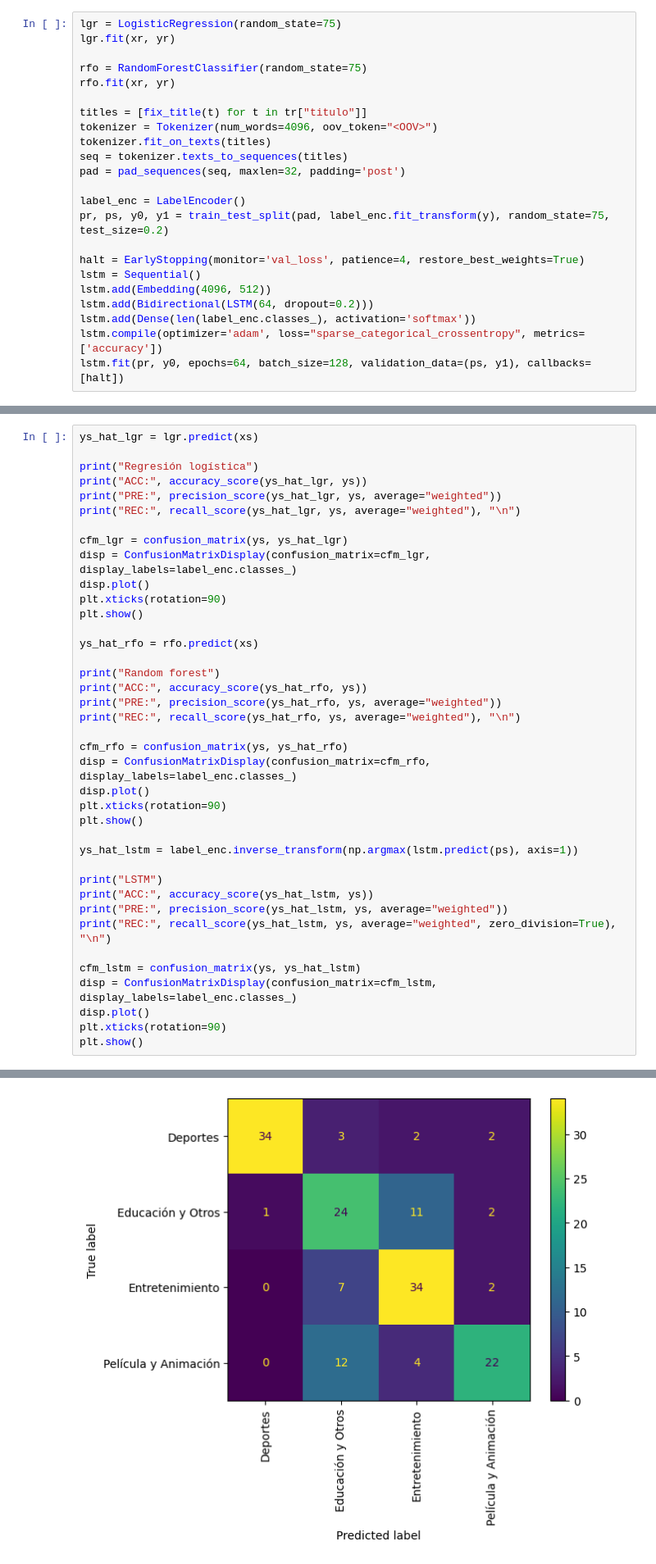
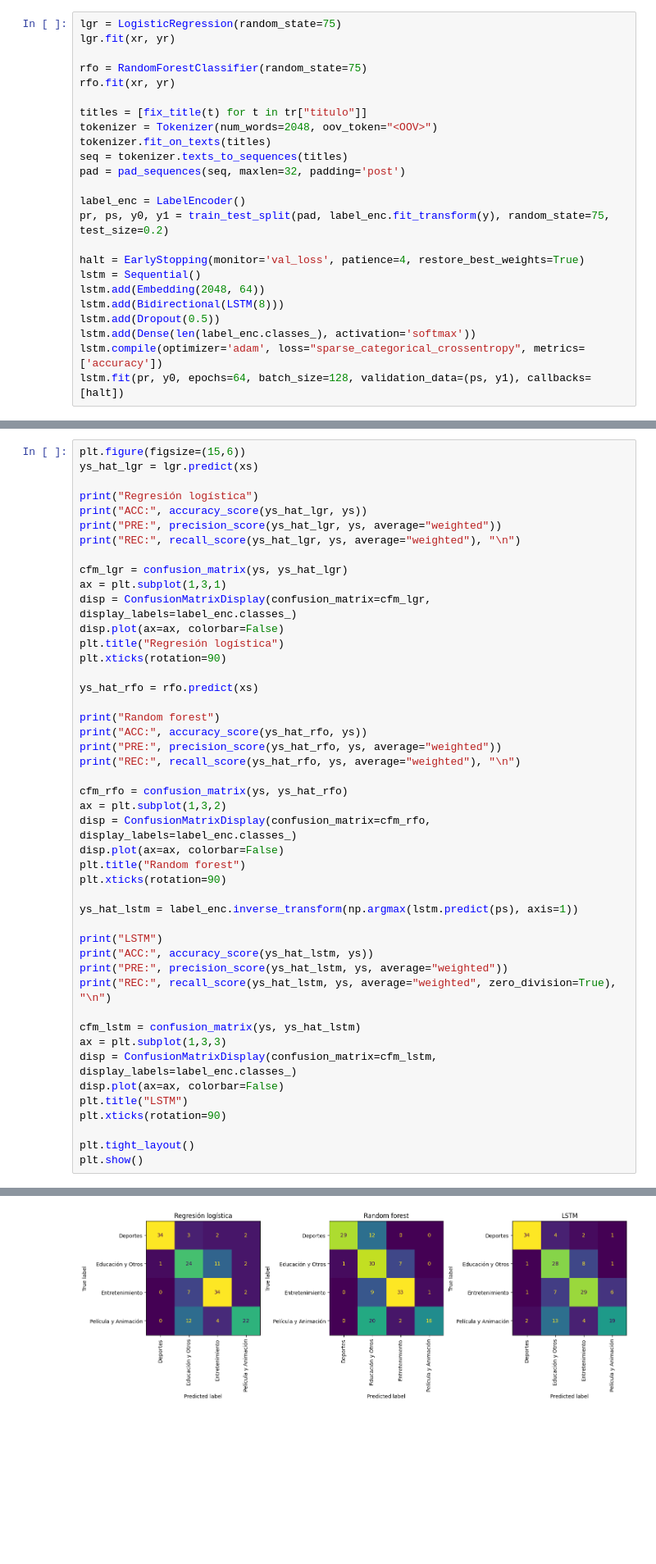
Before and after one commit to smorenova72/EST_III_UCO, a Jupyter notebook: tarea4/src/main.ipynb, the cells around one changed output, grey strips where cells are left out. Shown: that part at 82% size. Saved outputs shown, nothing was run; the diff lists cells and outputs as text; blank space fills up the shorter version.

```diff
--- a/tarea4/src/main.ipynb
+++ b/tarea4/src/main.ipynb
@@ -329,7 +329,7 @@ rfo = RandomForestClassifier(random_state=75)
 rfo.fit(xr, yr)
 
 titles = [fix_title(t) for t in tr["titulo"]]
-tokenizer = Tokenizer(num_words=4096, oov_token="<OOV>")
+tokenizer = Tokenizer(num_words=2048, oov_token="<OOV>")
 tokenizer.fit_on_texts(titles)
 seq = tokenizer.texts_to_sequences(titles)
 pad = pad_sequences(seq, maxlen=32, padding='post')
@@ -339,8 +339,9 @@ pr, ps, y0, y1 = train_test_split(pad, label_enc.fit_transform(y), random_state=
 
 halt = EarlyStopping(monitor='val_loss', patience=4, restore_best_weights=True)
 lstm = Sequential()
-lstm.add(Embedding(4096, 512))
-lstm.add(Bidirectional(LSTM(64, dropout=0.2)))
+lstm.add(Embedding(2048, 64))
+lstm.add(Bidirectional(LSTM(8)))
+lstm.add(Dropout(0.5))
 lstm.add(Dense(len(label_enc.classes_), activation='softmax'))
 lstm.compile(optimizer='adam', loss="sparse_categorical_crossentropy", metrics=['accuracy'])
 lstm.fit(pr, y0, epochs=64, batch_size=128, validation_data=(ps, y1), callbacks=[halt])
@@ -366,4 +369,5 @@ Epoch 15/64
 # %%
+plt.figure(figsize=(15,6))
 ys_hat_lgr = lgr.predict(xs)
 
 print("Regresión logística")
@@ -372,10 +376,11 @@ print("PRE:", precision_score(ys_hat_lgr, ys, average="weighted"))
 print("REC:", recall_score(ys_hat_lgr, ys, average="weighted"), "\n")
 
 cfm_lgr = confusion_matrix(ys, ys_hat_lgr)
+ax = plt.subplot(1,3,1)
 disp = ConfusionMatrixDisplay(confusion_matrix=cfm_lgr, display_labels=label_enc.classes_)
-disp.plot()
+disp.plot(ax=ax, colorbar=False)
+plt.title("Regresión logística")
 plt.xticks(rotation=90)
-plt.show()
 
 ys_hat_rfo = rfo.predict(xs)
 
@@ -385,10 +390,11 @@ print("PRE:", precision_score(ys_hat_rfo, ys, average="weighted"))
 print("REC:", recall_score(ys_hat_rfo, ys, average="weighted"), "\n")
 
 cfm_rfo = confusion_matrix(ys, ys_hat_rfo)
+ax = plt.subplot(1,3,2)
 disp = ConfusionMatrixDisplay(confusion_matrix=cfm_rfo, display_labels=label_enc.classes_)
-disp.plot()
+disp.plot(ax=ax, colorbar=False)
+plt.title("Random forest")
 plt.xticks(rotation=90)
-plt.show()
 
 ys_hat_lstm = label_enc.inverse_transform(np.argmax(lstm.predict(ps), axis=1))
 
@@ -398,9 +404,13 @@ print("PRE:", precision_score(ys_hat_lstm, ys, average="weighted"))
 print("REC:", recall_score(ys_hat_lstm, ys, average="weighted", zero_division=True), "\n")
 
 cfm_lstm = confusion_matrix(ys, ys_hat_lstm)
+ax = plt.subplot(1,3,3)
 disp = ConfusionMatrixDisplay(confusion_matrix=cfm_lstm, display_labels=label_enc.classes_)
-disp.plot()
+disp.plot(ax=ax, colorbar=False)
+plt.title("LSTM")
 plt.xticks(rotation=90)
+
+plt.tight_layout()
 plt.show()
 # %% [output]
 Regresión logística
@@ -410 +431 @@ REC: 0.7125
-[figure, old version]
+[figure, new version]
```
Also changed, not shown: parts of 4 cells of this notebook, 4 other files.
